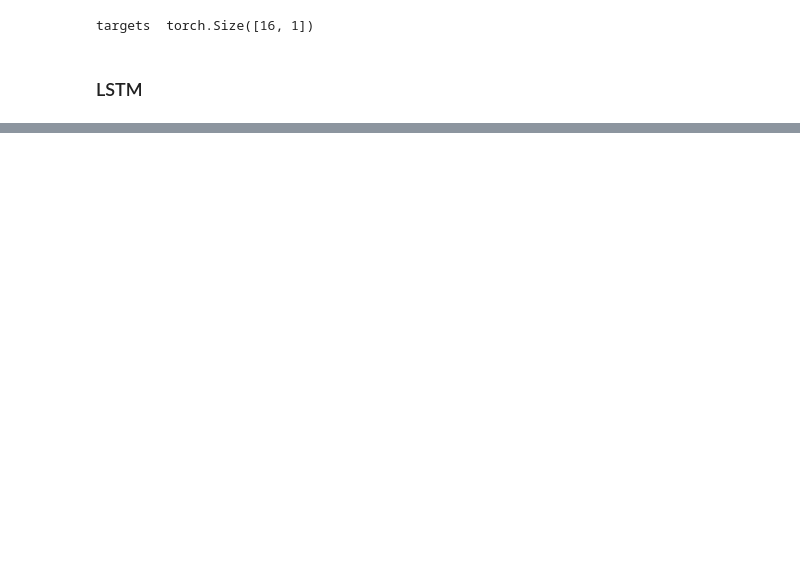
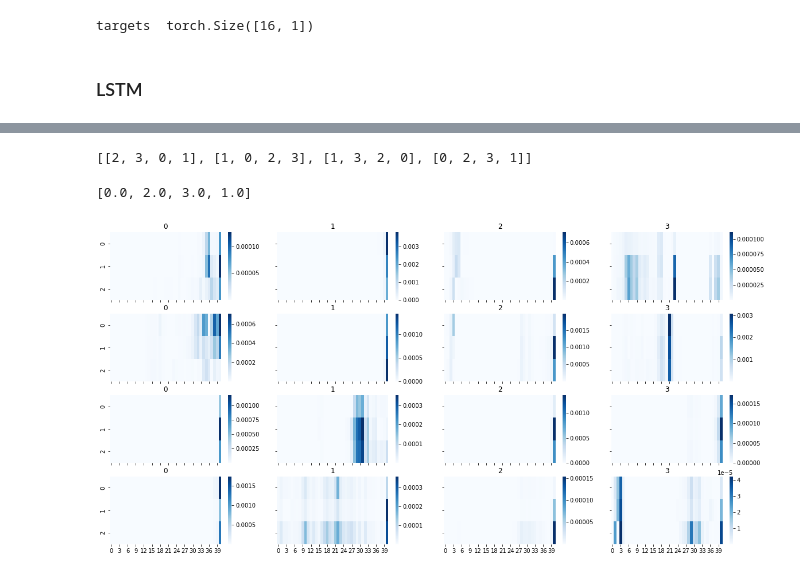
Before and after one commit to Mew233/IRspectral, a Jupyter notebook: spectral_PCA_LSTM-feats.ipynb, the cells around one changed output, grey strips where cells are left out. Saved outputs shown, nothing was run; the diff lists cells and outputs as text; code cells hidden in the pictures; blank space fills up the shorter version.

```diff
--- a/spectral_PCA_LSTM-feats.ipynb
+++ b/spectral_PCA_LSTM-feats.ipynb
@@ -177,7 +188,7 @@ inputs_plasmonic_windows:  torch.Size([16, 2, 41])
 # %%
 # concatenate the tensors along PCs
 # %%
-dataX = torch.cat([dataX_proteins, dataX_lipids], dim=1)
-# dataX = torch.cat([dataX_proteins], dim=1)
+# dataX = torch.cat([dataX_proteins, dataX_lipids,dataX_plasmonic], dim=1)
+dataX = torch.cat([dataX_proteins], dim=1)
 dataX.shape
 # %% [output]
@@ -232,13 +243,13 @@ class LSTM(nn.Module):
 # Configuration options
 print(dataX.shape)
 input_size = dataX.shape[1] #Number of features used as input. (Number of columns)
-hidden_size = 20 #time
+hidden_size = 15 #more hidden units, longer time remembered
 num_layers = 1
 num_classes = 4
 num_epochs = 50
 batch_size = 4
 
-learning_rate = 5e-3
+learning_rate = 2e-3
 
 model = LSTM(num_classes, input_size, hidden_size, num_layers)
 optimizer = torch.optim.Adam(model.parameters(), lr=learning_rate)
@@ -357,3 +401,23 @@ validation accuracy 4.0/4 predicts:  [0, 3, 2, 1] labels:  [0.0, 3.0, 2.0, 1.0]
+# %%
+predict_list
+# %% [output]
+[[2, 3, 0, 1], [1, 0, 2, 3], [1, 3, 2, 0], [0, 2, 3, 1]]
+# %%
+actuals
+# %% [output]
+[0.0, 2.0, 3.0, 1.0]
+# %%
+fig, axes = plt.subplots(nrows=4, ncols=4, sharex=True, sharey=True, figsize=(20,10))
+for i in range(len(predict_list)):
+    for j in range(len(predict_list[0])):
+
+        idx = predict_list[i][j]
+
+        # ax = plt.axes()
+        sns.heatmap(saliency_lists[i][idx],  cmap="Blues", ax=axes[i][j])
+        axes[i][idx].set_title(idx)
+# %% [output]
+[figure, added]
 # %%
 # rnn = nn.LSTM(input_size=9, hidden_size=3, batch_first=True,num_layers=1)
 # input = torch.randn(4,41,9)
```
Also changed, not shown: parts of 14 cells of this notebook, 2 other files.
